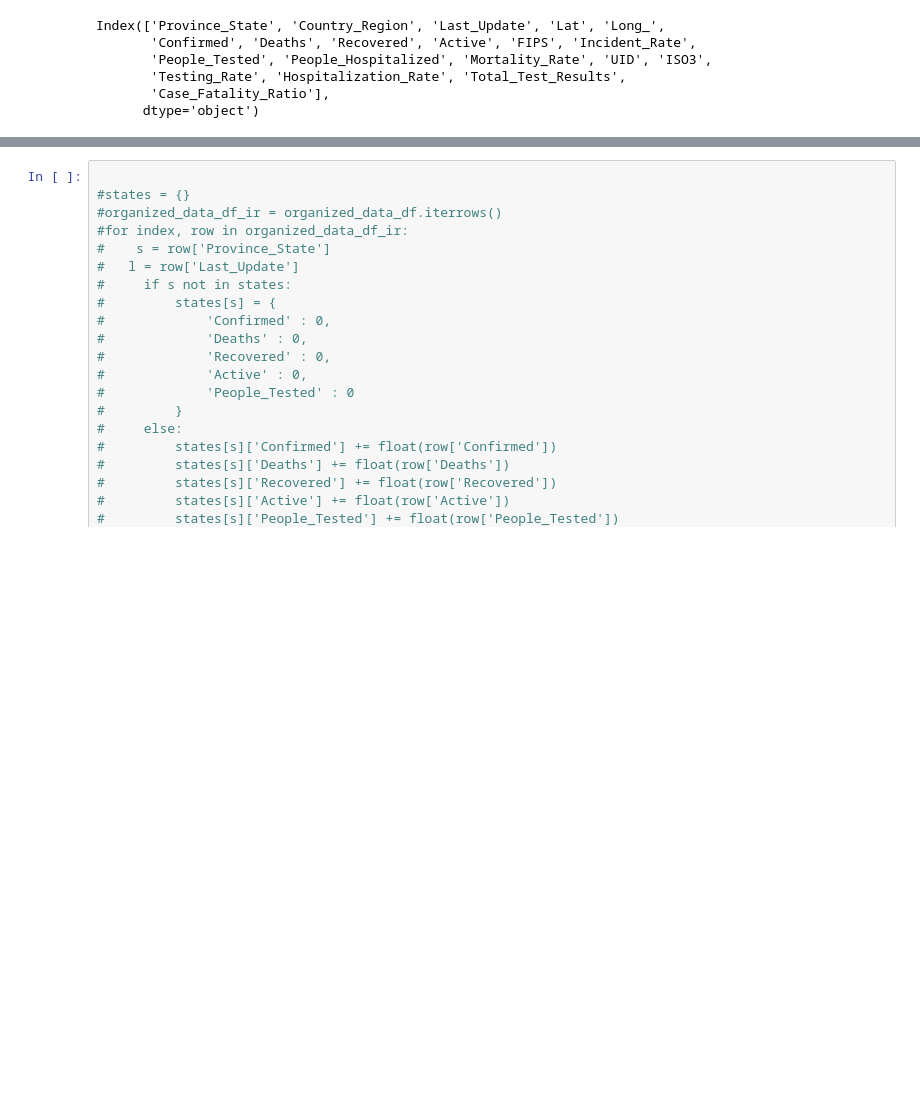
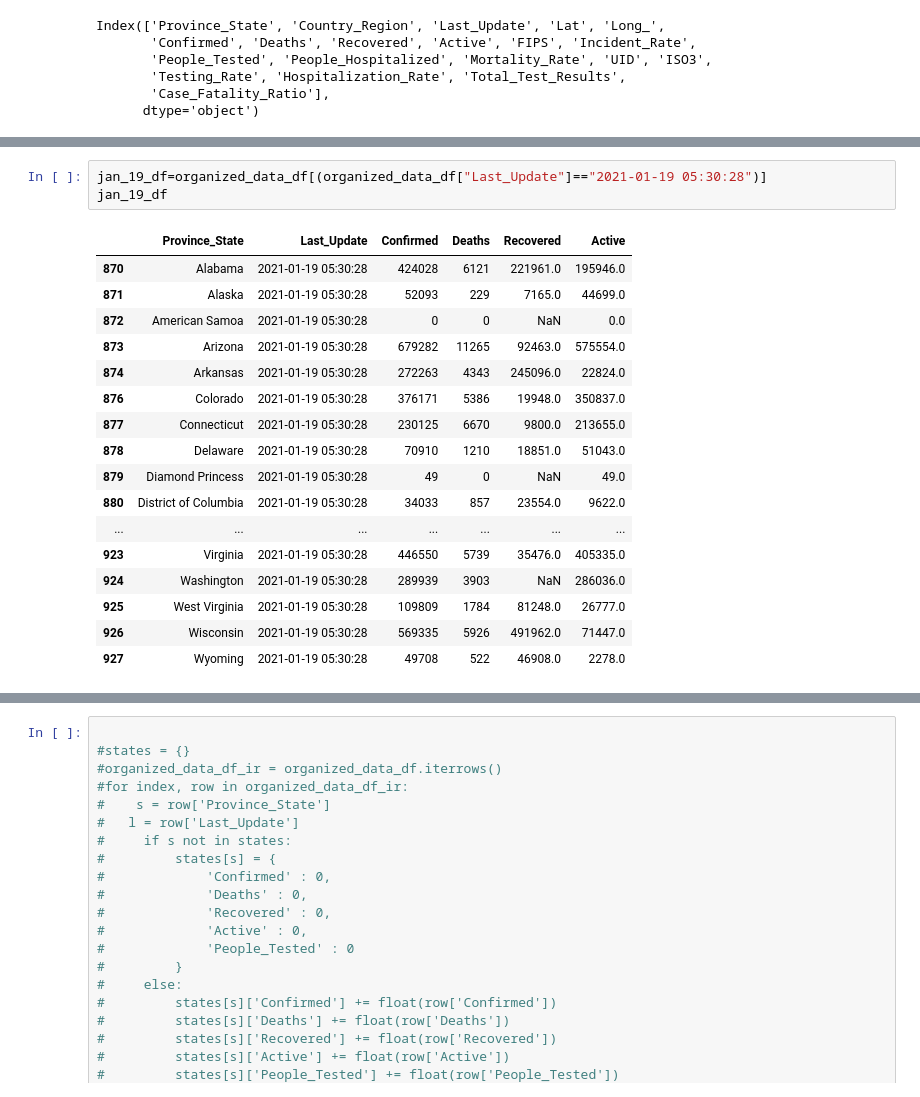
Before and after one commit to kfield1/Project-Covid, a Jupyter notebook: Cases .ipynb, the cells around one changed output, grey strips where cells are left out. Drawn from its saved outputs; the diff is of its cells as text; blank space fills up the shorter version.

```diff
--- a/Cases .ipynb
+++ b/Cases .ipynb
@@ -117,0 +160,21 @@ organized_data_df[(organized_data_df["Last_Update"]=="2020-10-06 04:30:27")]
+# %%
+jan_19_df=organized_data_df[(organized_data_df["Last_Update"]=="2021-01-19 05:30:28")]
+jan_19_df
+# %% [output]
+|  | Province_State | Last_Update | Confirmed | Deaths | Recovered | Active |
+| 870 | Alabama | 2021-01-19 05:30:28 | 424028 | 6121 | 221961.0 | 195946.0 |
+| 871 | Alaska | 2021-01-19 05:30:28 | 52093 | 229 | 7165.0 | 44699.0 |
+| 872 | American Samoa | 2021-01-19 05:30:28 | 0 | 0 | NaN | 0.0 |
+| 873 | Arizona | 2021-01-19 05:30:28 | 679282 | 11265 | 92463.0 | 575554.0 |
+| 874 | Arkansas | 2021-01-19 05:30:28 | 272263 | 4343 | 245096.0 | 22824.0 |
+| 876 | Colorado | 2021-01-19 05:30:28 | 376171 | 5386 | 19948.0 | 350837.0 |
+| 877 | Connecticut | 2021-01-19 05:30:28 | 230125 | 6670 | 9800.0 | 213655.0 |
+| 878 | Delaware | 2021-01-19 05:30:28 | 70910 | 1210 | 18851.0 | 51043.0 |
+| 879 | Diamond Princess | 2021-01-19 05:30:28 | 49 | 0 | NaN | 49.0 |
+| 880 | District of Columbia | 2021-01-19 05:30:28 | 34033 | 857 | 23554.0 | 9622.0 |
+| ... | ... | ... | ... | ... | ... | ... |
+| 923 | Virginia | 2021-01-19 05:30:28 | 446550 | 5739 | 35476.0 | 405335.0 |
+| 924 | Washington | 2021-01-19 05:30:28 | 289939 | 3903 | NaN | 286036.0 |
+| 925 | West Virginia | 2021-01-19 05:30:28 | 109809 | 1784 | 81248.0 | 26777.0 |
+| 926 | Wisconsin | 2021-01-19 05:30:28 | 569335 | 5926 | 491962.0 | 71447.0 |
+| 927 | Wyoming | 2021-01-19 05:30:28 | 49708 | 522 | 46908.0 | 2278.0 |
```
Also changed, not shown: parts of 17 cells of this notebook.
